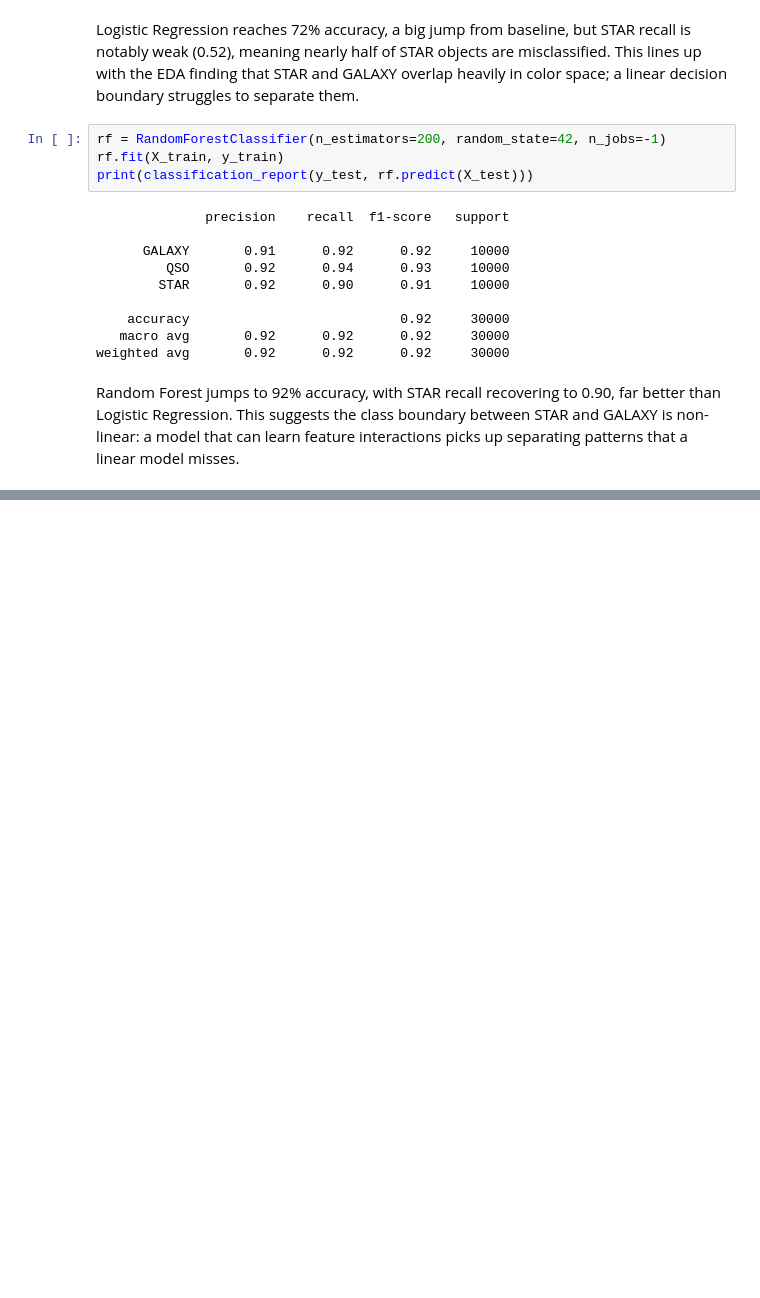
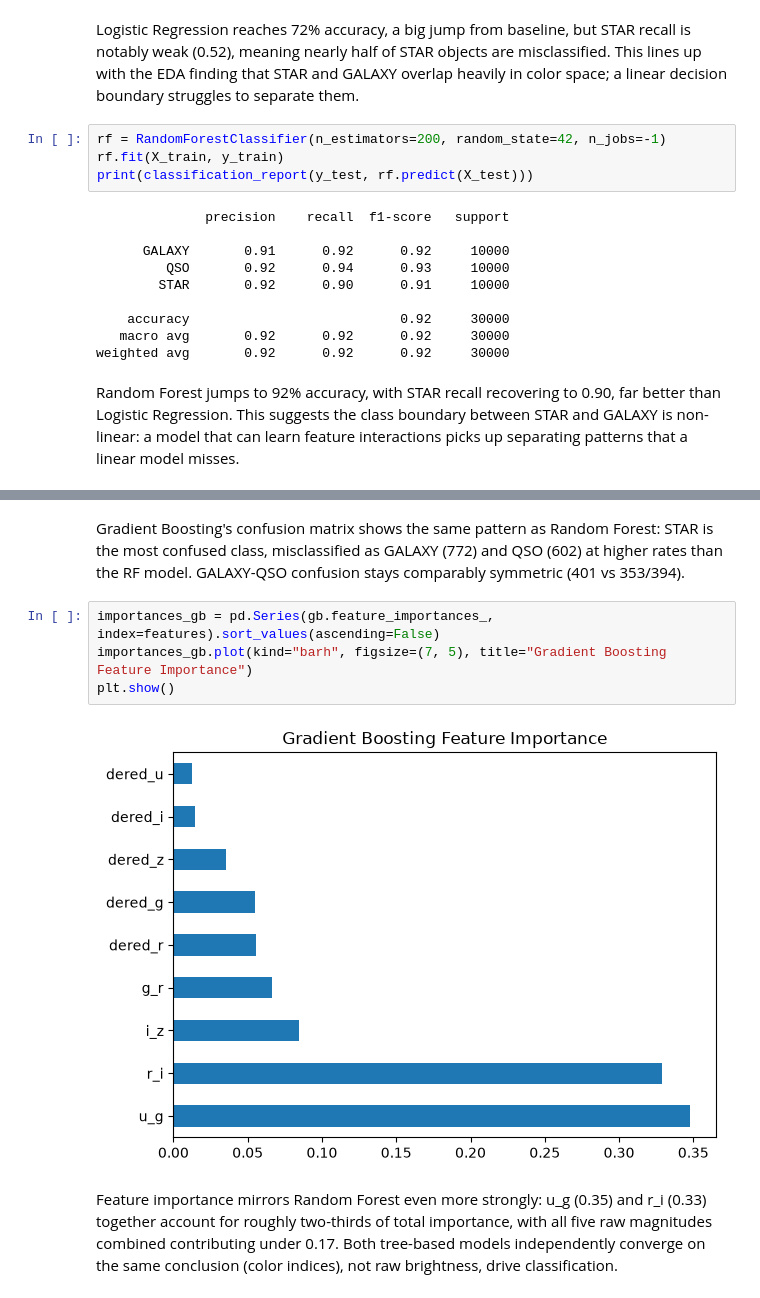
Before and after one commit to kalilank/Redshifted, a Jupyter notebook: notebooks/04_object_classification.ipynb, the cells around one changed output, grey strips where cells are left out. Drawn from its saved outputs; the diff is of its cells as text; blank space fills up the shorter version.

```diff
--- a/notebooks/04_object_classification.ipynb
+++ b/notebooks/04_object_classification.ipynb
@@ -99,0 +152,17 @@ picks up separating patterns that a linear model misses.
+# %% [markdown]
+Gradient Boosting's confusion matrix shows the same pattern as Random Forest:
+STAR is the most confused class, misclassified as GALAXY (772) and QSO (602)
+at higher rates than the RF model. GALAXY-QSO confusion stays comparably
+symmetric (401 vs 353/394).
+# %%
+importances_gb = pd.Series(gb.feature_importances_, index=features).sort_values(ascending=False)
+importances_gb.plot(kind="barh", figsize=(7, 5), title="Gradient Boosting Feature Importance")
+plt.show()
+# %% [output]
+[figure, added]
+# %% [markdown]
+Feature importance mirrors Random Forest even more strongly: u_g (0.35) and
+r_i (0.33) together account for roughly two-thirds of total importance, with
+all five raw magnitudes combined contributing under 0.17. Both tree-based
+models independently converge on the same conclusion (color indices), not raw
+brightness, drive classification.
```
Also changed, not shown: parts of 8 cells of this notebook.
